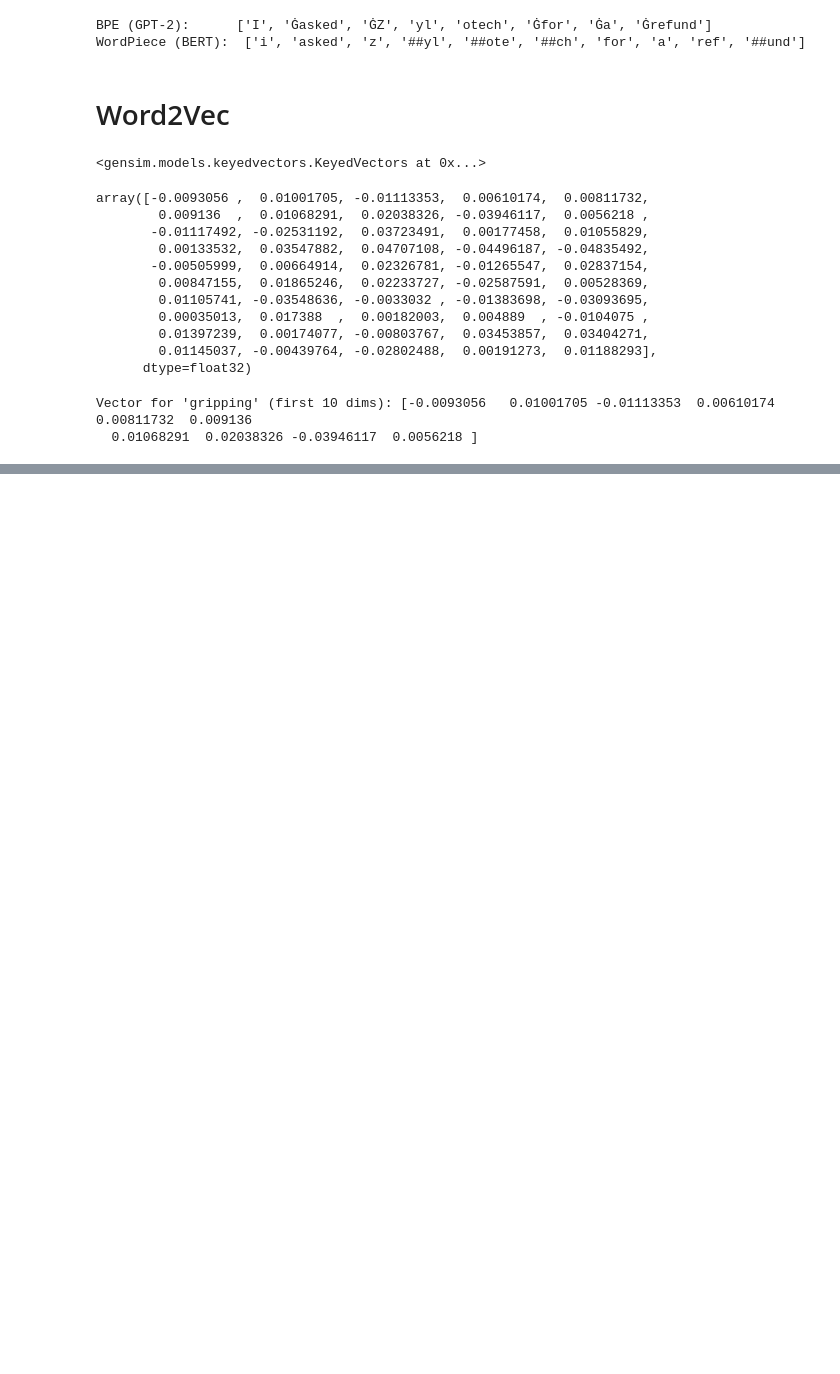
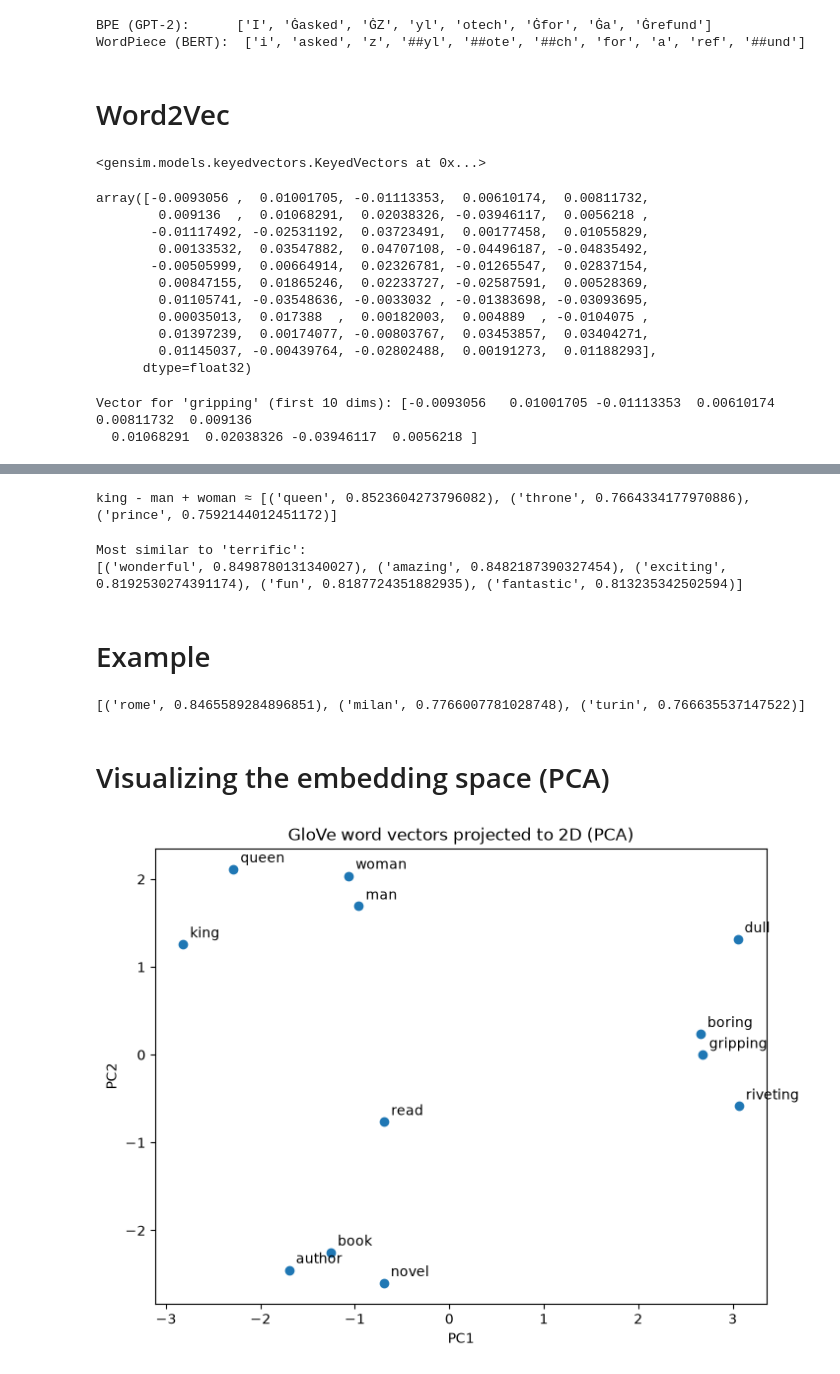
Before and after one commit to saipraneethpb1/IITP-AIML, a Jupyter notebook: NLP_fundamentals.ipynb, the cells around one changed output, grey strips where cells are left out. Cells and saved outputs as stored; diff of their text form; code cells hidden in the pictures; blank space fills up the shorter version.

```diff
--- a/NLP_fundamentals.ipynb
+++ b/NLP_fundamentals.ipynb
@@ -127,3 +127,7 @@ print("Vector for 'gripping' (first 10 dims):", model.wv["gripping"][:10])
 # %% [output]
 Vector for 'gripping' (first 10 dims): [-0.0093056   0.01001705 -0.01113353  0.00610174  0.00811732  0.009136
   0.01068291  0.02038326 -0.03946117  0.0056218 ]
+# %%
+print("\nWords most similar to 'boring':")
+for word, score in model.wv.most_similar("boring", topn=5):
+    print(f"  {word}: {score:.3f}")
@@ -129,0 +143,5 @@ Vector for 'gripping' (first 10 dims): [-0.0093056   0.01001705 -0.01113353  0.0
+# %%
+import gensim.downloader as api
+
+# Downloads a real pretrained GloVe model (50-dim, trained on Wikipedia + Gigaword)
+glove_vectors = api.load("glove-wiki-gigaword-50")
@@ -129,0 +182,39 @@ Vector for 'gripping' (first 10 dims): [-0.0093056   0.01001705 -0.01113353  0.0
+# %%
+# The famous analogy: king - man + woman ≈ ?
+result = glove_vectors.most_similar(positive=["king", "woman"], negative=["man"], topn=3)
+print("king - man + woman ≈", result)
+# %% [output]
+king - man + woman ≈ [('queen', 0.8523604273796082), ('throne', 0.7664334177970886), ('prince', 0.7592144012451172)]
+# %%
+print("\nMost similar to 'terrific':")
+print(glove_vectors.most_similar("terrific", topn=5))
+# %% [output]
+Most similar to 'terrific':
+[('wonderful', 0.8498780131340027), ('amazing', 0.8482187390327454), ('exciting', 0.8192530274391174), ('fun', 0.8187724351882935), ('fantastic', 0.813235342502594)]
+# %% [markdown]
+# Example
+# %%
+print(glove_vectors.most_similar(positive=["paris", "italy"], negative=["france"], topn=3))
+# %% [output]
+[('rome', 0.8465589284896851), ('milan', 0.7766007781028748), ('turin', 0.766635537147522)]
+# %% [markdown]
+# Visualizing the embedding space (PCA)
+# %%
+from sklearn.decomposition import PCA
+
+words = ["king", "queen", "man", "woman", "book", "novel", "author", "read", "boring", "gripping", "riveting", "dull"]
+vectors = np.array([glove_vectors[w] for w in words])
+
+pca = PCA(n_components=2)
+coords = pca.fit_transform(vectors)
+
+plt.figure(figsize=(8, 6))
+plt.scatter(coords[:, 0], coords[:, 1])
+for word, (x, y) in zip(words, coords):
+    plt.annotate(word, (x, y), textcoords="offset points", xytext=(5, 5))
+plt.title("GloVe word vectors projected to 2D (PCA)")
+plt.xlabel("PC1")
+plt.ylabel("PC2")
+plt.show()
+# %% [output]
+[figure, added]
```
Also changed, not shown: parts of 5 cells of this notebook.
